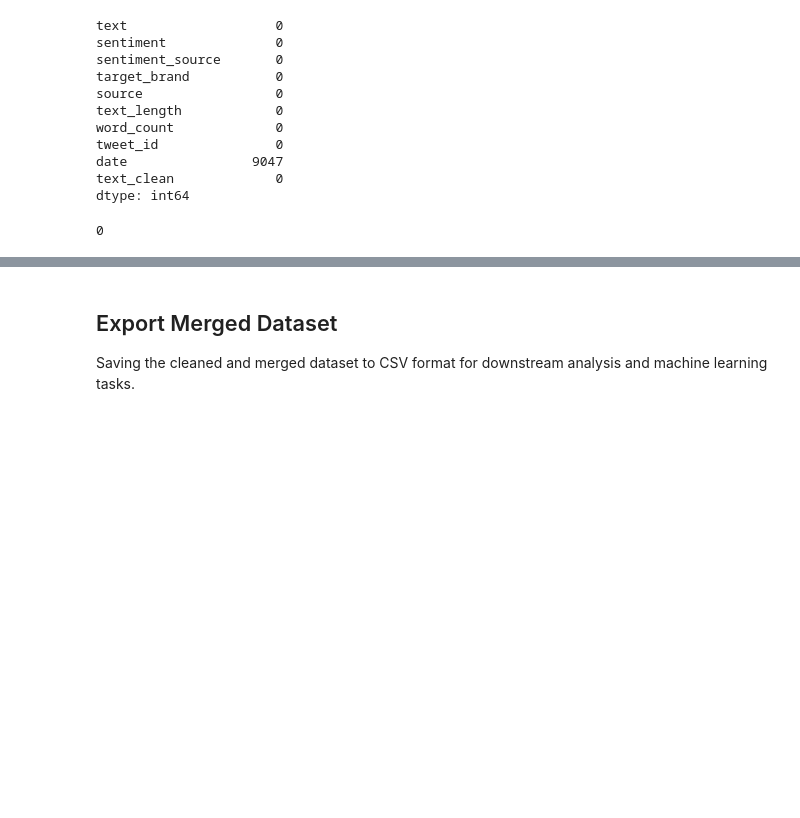
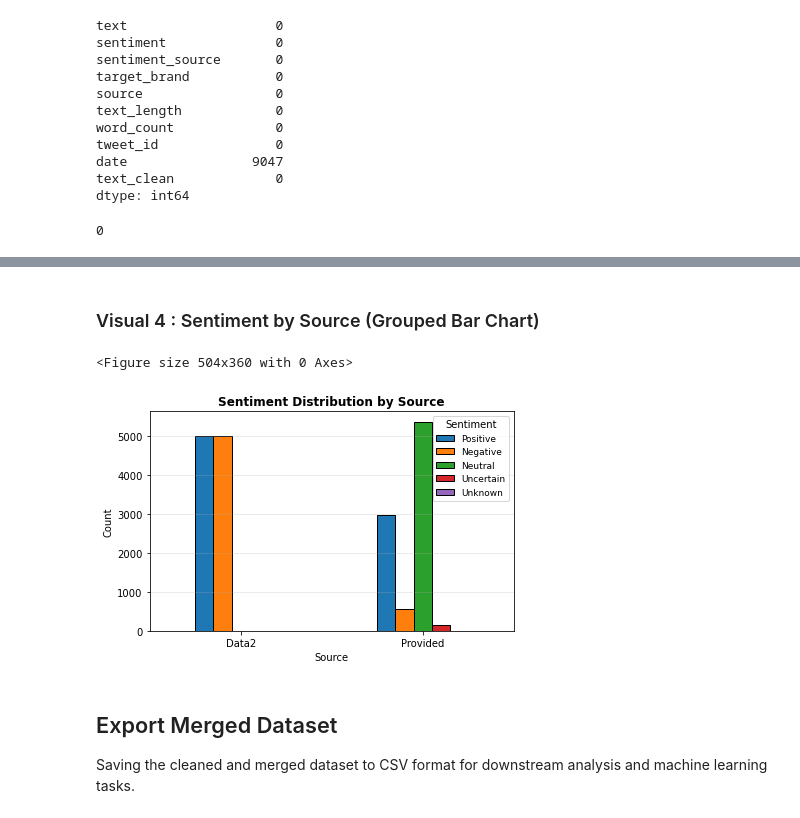
Before and after one commit to FaithGicheru/Twitter-Sentiment-Analysis-for-Tech-Product-Brands, a Jupyter notebook: Project_4.ipynb, the cells around one changed output, grey strips where cells are left out. Cells and saved outputs as stored; diff of their text form; code cells hidden in the pictures; blank space fills up the shorter version.

```diff
--- a/Project_4.ipynb
+++ b/Project_4.ipynb
@@ -481,3 +482,26 @@ plt.show()
+# %% [markdown]
+### Visual 4 : Sentiment by Source (Grouped Bar Chart)
+# %%
+plt.figure(figsize=(7, 5))
+
+sentiment_order = ['Positive', 'Negative', 'Neutral', 'Uncertain', 'Unknown']
+
+sentiment_by_source = pd.crosstab(merged_df['source'], merged_df['sentiment']).reindex(columns=sentiment_order, fill_value=0)
+
+sentiment_by_source.plot(kind='bar', edgecolor='black')
+
+plt.title('Sentiment Distribution by Source', fontweight='bold')
+plt.ylabel('Count')
+plt.xlabel('Source')
+plt.legend(title='Sentiment', fontsize=9)
+plt.xticks(rotation=0)
+plt.grid(axis='y', alpha=0.3)
+
+plt.tight_layout()
+plt.show()
+# %% [output]
+<Figure size 504x360 with 0 Axes>
+[figure, added]
 # %% [markdown]
 ## Export Merged Dataset
 
```
Also changed, not shown: parts of 8 cells of this notebook.
